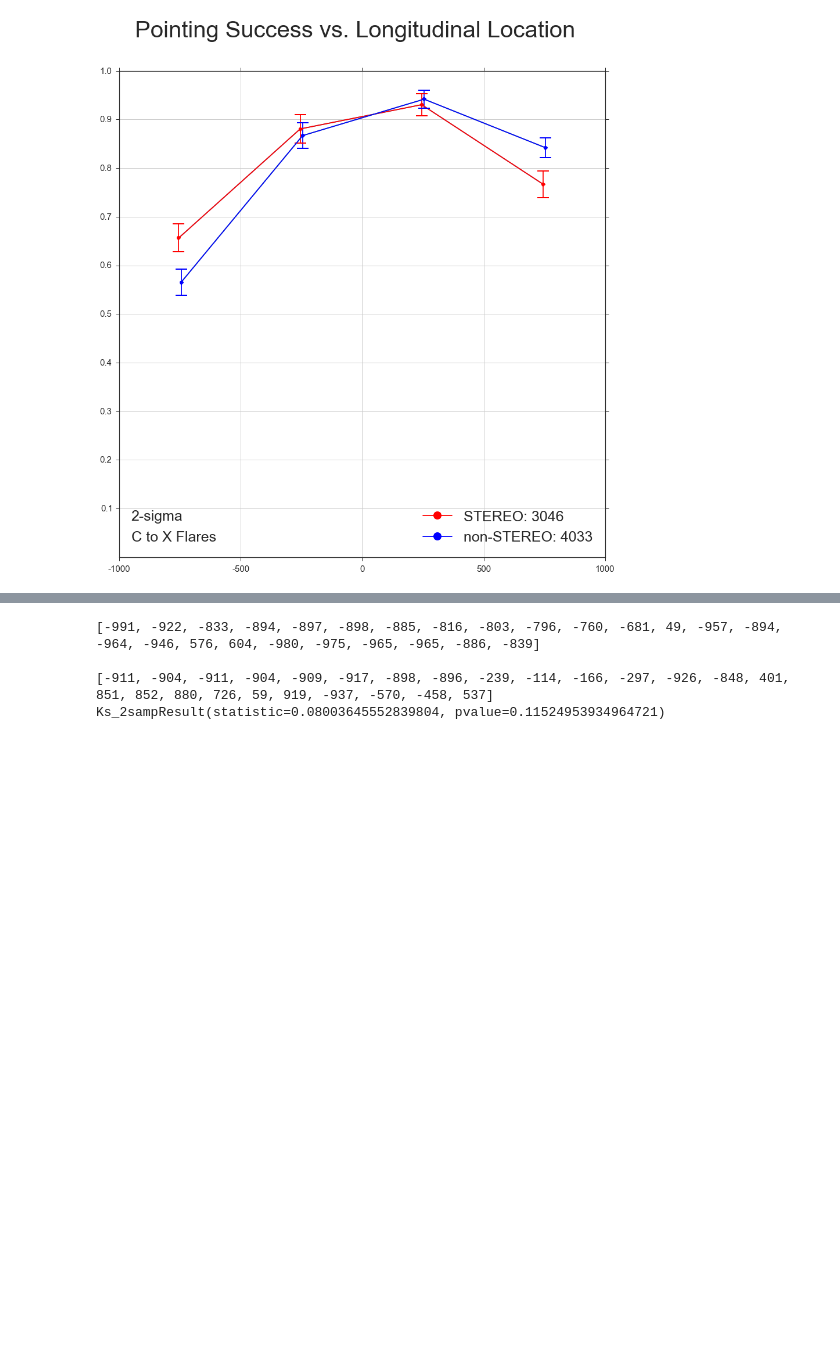
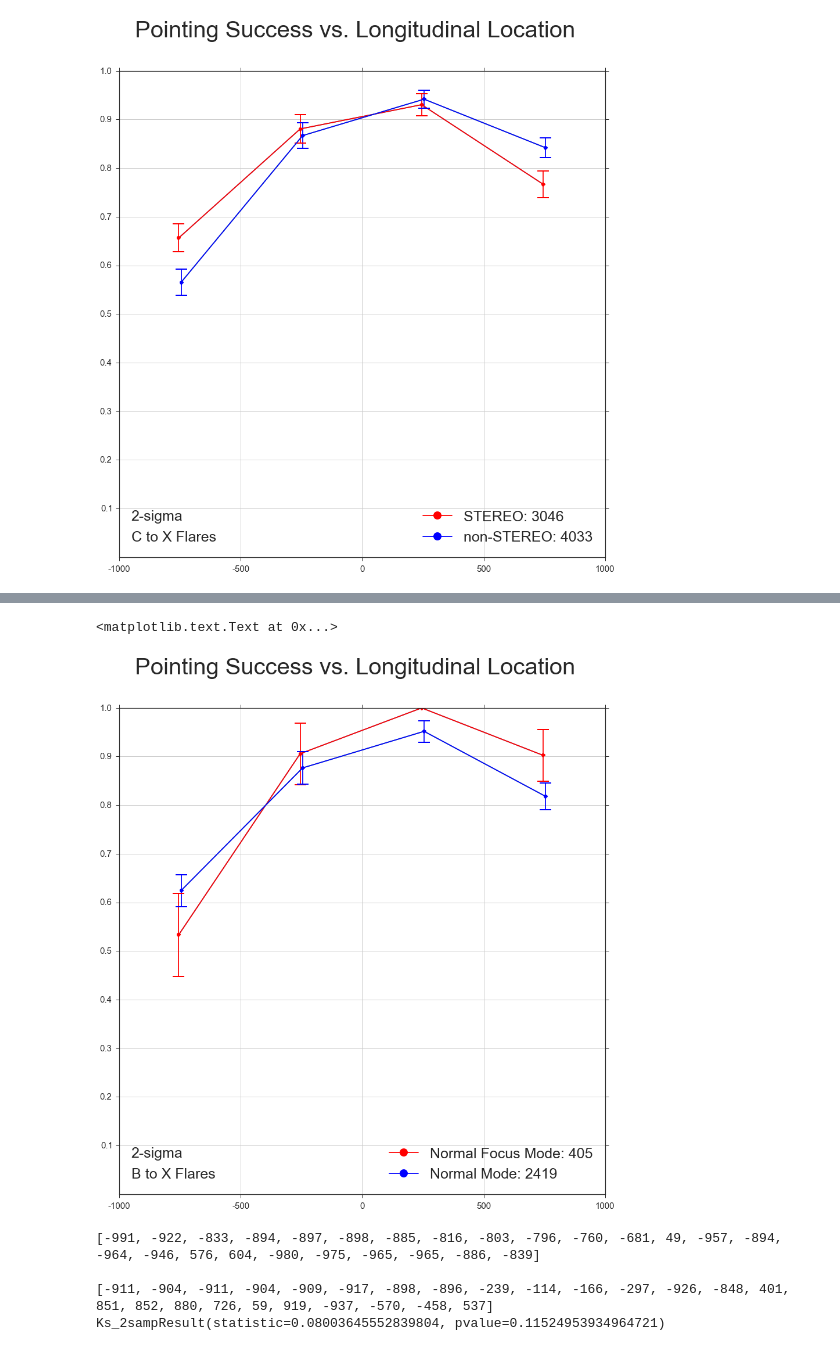
Before and after one commit to gwoelkicfa/xrt_metadata_project, a Jupyter notebook: xrt_flare_analysis.ipynb, the cells around one changed output, grey strips where cells are left out. Cells and saved outputs as stored; diff of their text form; code cells hidden in the pictures; blank space fills up the shorter version.

Commit message:
Add Focus Mode analysis cell

```diff
--- a/xrt_flare_analysis.ipynb
+++ b/xrt_flare_analysis.ipynb
@@ -2032,3 +2034,74 @@ fig.suptitle('Pointing Success vs. Longitudinal Location', size = 40)
 7091
 <matplotlib.text.Text at 0x...>
 [figure]
+# %%
+t_f = datetime.datetime.utcnow()
+t_i = datetime.datetime(2014,1,1)
+
+flareType = ('B to X','B','Z')
+z = 2
+
+fig = plt.figure(figsize=(15,15))
+ax = fig.add_subplot(111)
+
+leg = []
+labels = []
+
+for period in [('Normal Focus Mode',[-755,-255,245,745],'red',True,False),
+               ('Normal Mode',[-745,-245,255,755],'blue',False,True)]:
+    print period[0]
+    print '\n\n'
+
+    data = getXrtFlareCat(t_i,t_f,fmn=period[3],nm=period[4])
+
+    data = data[(data['class'] > flareType[1]) & (data['class'] < flareType[2])]
+
+    inFOV, outFOV, dataFiltered = splitByPointings(data,pointings=pointings)
+
+    regionDict = {'All': None, 'E': None, 'CE': None, 'CW': None, 'W': None}
+
+    flares = 0
+
+    for region in [(-1200,1200,'All'),(-1200,-500,'E'),(-500,0,'CE'),(0,500,'CW'),(500,1200,'W')]:
+        print region
+
+        subsetIn = inFOV[(inFOV['x'] > region[0]) & (inFOV['x'] < region[1])]
+        subsetOut = outFOV[(outFOV['x'] > region[0]) & (outFOV['x'] < region[1])]
+
+        right = len(subsetIn)
+        wrong = len(subsetOut)
+        total = float(right) + float(wrong)
+
+        p = right / total
+        error = z*(p*(1-p)/total)**0.5
+
+        regionDict[region[2]] = (p,error)
+        flares += total
+        print right
+        print total
+        print p
+        print ''
+
+    x = period[1]
+    y = [e[0] for e in [regionDict[key] for key in ['E','CE','CW','W']]]
+    err = [e[1] for e in [regionDict[key] for key in ['E','CE','CW','W']]]
+    color = period[2]
+
+    ax.errorbar(x,y,yerr=err,capthick=2,capsize=10,ecolor=color)
+    plot = ax.plot(x,y,'-o',color=color)
+
+    leg.append(plot[0])
+    labels.append(period[0] + ': ' + str(int(flares/2)))
+
+ax.legend(leg,labels,fontsize=25,markerscale=2,loc=4)
+ax.text(0.025,0.033,str(z) + '-sigma\n' + flareType[0] + ' Flares',size=25,
+        transform=ax.transAxes,linespacing = 1.7)
+
+ax.axis([-1000,1000,0,1])
+ax.set_yticks([.1,.2,.3,.4,.5,.6,.7,.8,.9,1.0])
+ax.set_yticklabels([.1,.2,.3,.4,.5,.6,.7,.8,.9,1.0],size=15)
+ax.set_xticklabels([-1000,-500,0,500,1000],size=15)
+ax.grid()
+
+fig.suptitle('Pointing Success vs. Longitudinal Location', size = 40)
+# %% [output]
@@ -2035,3 +2125,5 @@ fig.suptitle('Pointing Success vs. Longitudinal Location', size = 40)
+<matplotlib.text.Text at 0x...>
+[figure, added]
 # %%
 t_f = datetime.datetime.utcnow()
 t_i = t_f - datetime.timedelta(days = 4000)
```
Also changed, not shown: parts of 3 cells of this notebook.
